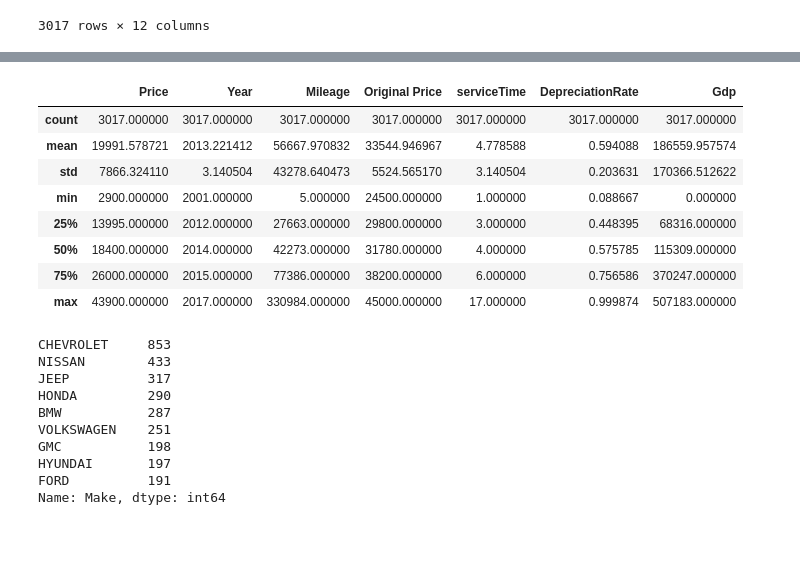
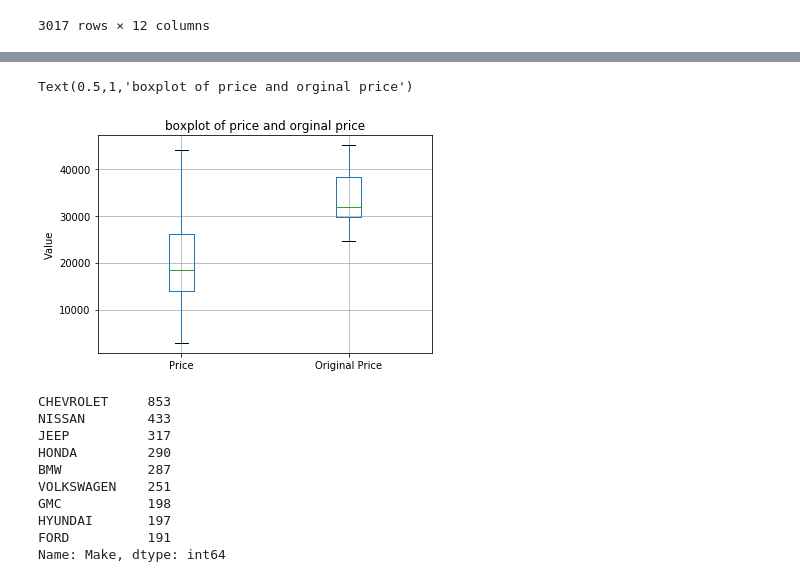
Before and after one commit to ZhuoShan/INFO370FinalProject, a Jupyter notebook: plot.ipynb, the cells around one changed output, grey strips where cells are left out. Drawn from its saved outputs; the diff is of its cells as text; code cells hidden in the pictures; blank space fills up the shorter version.

```diff
--- a/plot.ipynb
+++ b/plot.ipynb
@@ -295,12 +289,0 @@ UnicodeDecodeError: 'utf-8' codec can't decode byte 0xca in position 15: unexpec
-# %%
-Top_cities.describe()
-# %% [output]
-|  | Price | Year | Mileage | Original Price | serviceTime | DepreciationRate | Gdp |
-| count | 3017.000000 | 3017.000000 | 3017.000000 | 3017.000000 | 3017.000000 | 3017.000000 | 3017.000000 |
-| mean | 19991.578721 | 2013.221412 | 56667.970832 | 33544.946967 | 4.778588 | 0.594088 | 186559.957574 |
-| std | 7866.324110 | 3.140504 | 43278.640473 | 5524.565170 | 3.140504 | 0.203631 | 170366.512622 |
-| min | 2900.000000 | 2001.000000 | 5.000000 | 24500.000000 | 1.000000 | 0.088667 | 0.000000 |
-| 25% | 13995.000000 | 2012.000000 | 27663.000000 | 29800.000000 | 3.000000 | 0.448395 | 68316.000000 |
-| 50% | 18400.000000 | 2014.000000 | 42273.000000 | 31780.000000 | 4.000000 | 0.575785 | 115309.000000 |
-| 75% | 26000.000000 | 2015.000000 | 77386.000000 | 38200.000000 | 6.000000 | 0.756586 | 370247.000000 |
-| max | 43900.000000 | 2017.000000 | 330984.000000 | 45000.000000 | 17.000000 | 0.999874 | 507183.000000 |
@@ -307,3 +304,23 @@ Top_cities.describe()
+# %%
+Top_cities.describe()
+import numpy as np
+import pandas as pd
+import matplotlib.pyplot as plt
+
+
+
+#fig, ax = plt.subplots(figsize=(10,  10))
+#Top_cities.boxplot(['Price', 'Year', 'Mileage','Original Price', 'serviceTime','DepreciationRate','Gdp' ])
+#Top_cities.boxplot(['Price',  'Original Price' ],layout=(1,2000))
+
+import pandas as pd
+import matplotlib.pyplot as plt
+x = Top_cities.boxplot(column=['Price','Original Price'],  )
+x.set_ylabel('Value')
+x.set_title('boxplot of price and orginal price')
+# %% [output]
+Text(0.5,1,'boxplot of price and orginal price')
+[figure, added]
 # %%
 Top_cities.Make.value_counts()
 # %% [output]
```
Also changed, not shown: parts of 6 cells of this notebook, 1 other file.
